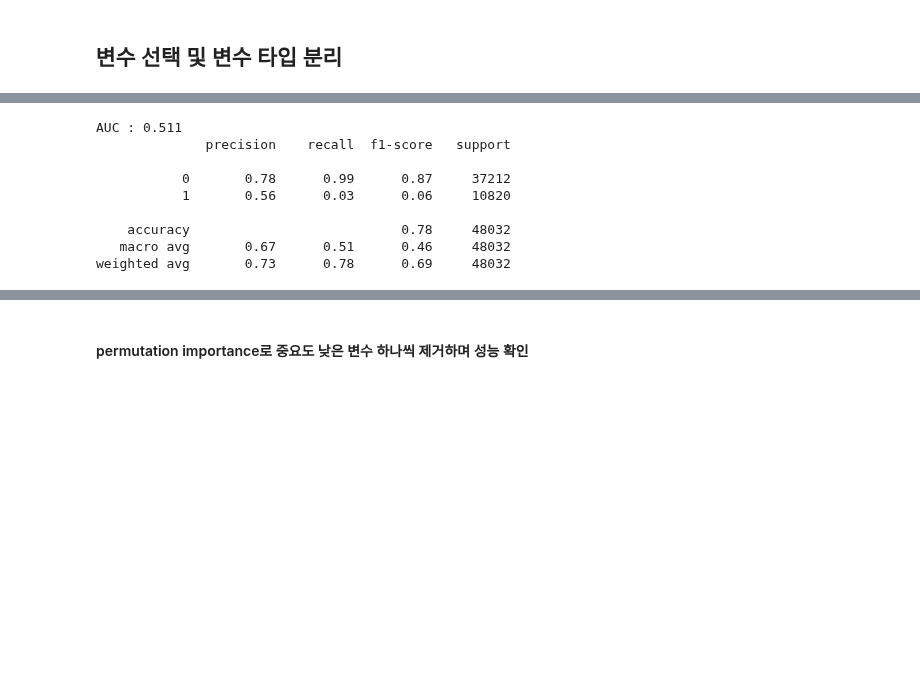
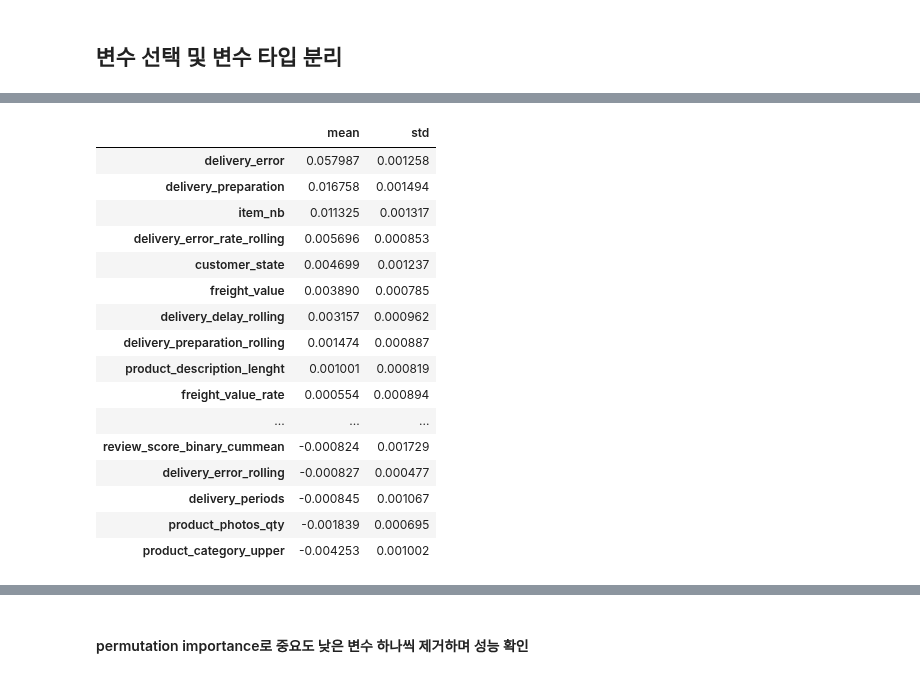
Before and after one commit to changyong93/project_Brazilian-E-Commerce-Public-Dataset-by-Olist, a Jupyter notebook: preprocessing and feature engineering.ipynb, the cells around one changed output, grey strips where cells are left out. Saved outputs shown, nothing was run; the diff lists cells and outputs as text; code cells hidden in the pictures; blank space fills up the shorter version.

```diff
--- a/preprocessing and feature engineering.ipynb
+++ b/preprocessing and feature engineering.ipynb
@@ -1779,0 +1937,9 @@ df_model_tot[cat_cols_tot] = df_model_tot[cat_cols_tot].astype('category')
+# %%
+from imblearn.over_sampling import RandomOverSampler
+
+print("Before")
+print(y_train.value_counts())
+
+sampler = RandomOverSampler()
+X_train, y_train = sampler.fit_resample(X_train, y_train)
+print(y_train.value_counts())
@@ -1779,0 +1994,11 @@ df_model_tot[cat_cols_tot] = df_model_tot[cat_cols_tot].astype('category')
+# %%
+X_train, X_test, y_train, y_test = train_test_split(X,y, test_size=0.2, random_state=0)
+
+from imblearn.over_sampling import RandomOverSampler
+
+print("Before")
+print(y_train.value_counts())
+
+sampler = RandomOverSampler()
+X_train, y_train = sampler.fit_resample(X_train, y_train)
+print(y_train.value_counts())
@@ -1779,0 +2015,23 @@ df_model_tot[cat_cols_tot] = df_model_tot[cat_cols_tot].astype('category')
+# %%
+skf = StratifiedKFold(n_splits=5, shuffle=True, random_state=2021)
+cat_encoder = OneHotEncoder()
+num_imputer = SimpleImputer()
+
+preprocessing = ColumnTransformer([('cat', cat_encoder, cat_cols),
+                                   ('num', num_imputer, num_cols)])
+lgbm = Pipeline([
+    ('preprocess', preprocessing),
+    ('classifier', LGBMClassifier(random_state=0))])
+
+oof_pred = []
+for i, (trn_idx, val_idx) in enumerate(skf.split(X_train, y_train)):
+    x_train_, y_train_ = X_train.iloc[trn_idx, :], y_train.iloc[trn_idx]
+
+    lgbm.fit(x_train_, y_train_)
+
+    oof_pred.append(lgbm.predict_proba(X_test)[:,1].tolist())
+pred = (pd.DataFrame(oof_pred).T.mean(axis=1)>0.5).astype(int)
+
+print('F1 : {:.3f}'.format(f1_score(y_test, pred)))
+print('AUC : {:.3f}'.format(roc_auc_score(y_test,  pred)))
+print(classification_report(y_test, pred))
@@ -1869,14 +2057,0 @@ Pipeline(steps=[('preprocess',
-# %%
-y_pred = lgbm.predict(X_test)
-print('AUC : {:.3f}'.format(roc_auc_score(y_test,  y_pred)))
-print(classification_report(y_test, y_pred))
-# %% [output]
-AUC : 0.511
-              precision    recall  f1-score   support
-
-           0       0.78      0.99      0.87     37212
-           1       0.56      0.03      0.06     10820
-
-    accuracy                           0.78     48032
-   macro avg       0.67      0.51      0.46     48032
-weighted avg       0.73      0.78      0.69     48032
@@ -1882,0 +2060,20 @@ weighted avg       0.73      0.78      0.69     48032
+# %%
+cal_permutation_importance_df(result, cat_cols, num_cols)
+# %% [output]
+|  | mean | std |
+| delivery_error | 0.057987 | 0.001258 |
+| delivery_preparation | 0.016758 | 0.001494 |
+| item_nb | 0.011325 | 0.001317 |
+| delivery_error_rate_rolling | 0.005696 | 0.000853 |
+| customer_state | 0.004699 | 0.001237 |
+| freight_value | 0.003890 | 0.000785 |
+| delivery_delay_rolling | 0.003157 | 0.000962 |
+| delivery_preparation_rolling | 0.001474 | 0.000887 |
+| product_description_lenght | 0.001001 | 0.000819 |
+| freight_value_rate | 0.000554 | 0.000894 |
+| ... | ... | ... |
+| review_score_binary_cummean | -0.000824 | 0.001729 |
+| delivery_error_rolling | -0.000827 | 0.000477 |
+| delivery_periods | -0.000845 | 0.001067 |
+| product_photos_qty | -0.001839 | 0.000695 |
+| product_category_upper | -0.004253 | 0.001002 |
```
Also changed, not shown: parts of 105 cells of this notebook.
